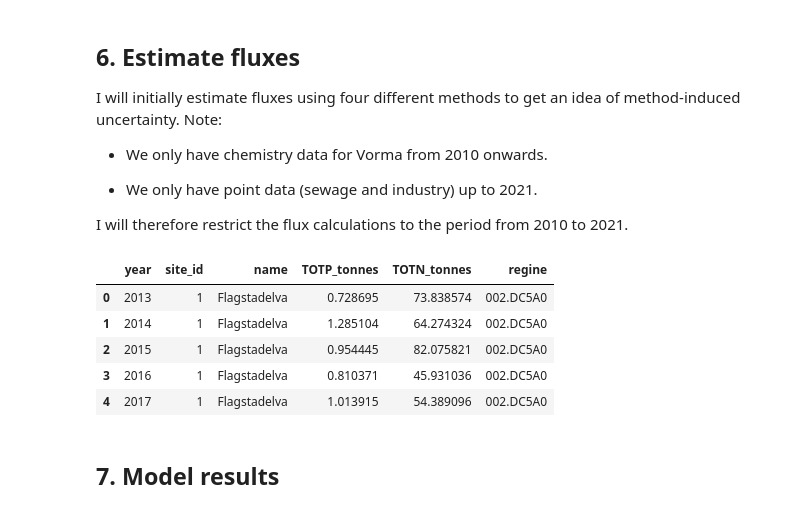
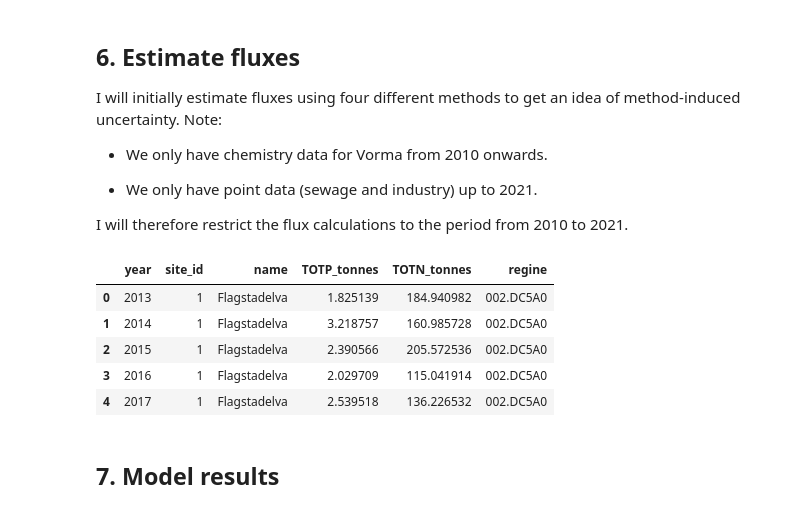
Before and after one commit to NIVANorge/teotil3, a Jupyter notebook: notebooks/development/T2-15e_mjosa.ipynb, the cells around one changed output. Cells and saved outputs as stored; diff of their text form; code cells hidden in the pictures.

```diff
--- a/notebooks/development/T2-15e_mjosa.ipynb
+++ b/notebooks/development/T2-15e_mjosa.ipynb
@@ -142,7 +142,7 @@ wc_gdf = nivapy.spatial.derive_watershed_boundaries(
     xcol="longitude",
     ycol="latitude",
     crs="epsg:4326",
-    min_size_km2=100,
+    min_size_km2=10,
     dem_res_m=40,
     buffer_km=None,
     temp_fold=None,
@@ -246,7 +246,7 @@ q_gdf = nivapy.spatial.derive_watershed_boundaries(
     xcol="longitude",
     ycol="latitude",
     crs="epsg:4326",
-    min_size_km2=100,
+    min_size_km2=10,
     dem_res_m=40,
     buffer_km=None,
     temp_fold=None,
@@ -339,45 +339,45 @@ for method in [
             site_q_df,
             site_wc_df,
             base_freq="D",
-            agg_freq="A",
+            agg_freq="YE",
             method=method,
             st_date=f"{st_yr}-01-01",
             end_date=f"{end_yr}-12-31",
             plot_fold=None,
         )
         flux_df["site_id"] = chem_id
         flux_df["name"] = name
         flux_df["method"] = method
 
         if method != "ospar_annual":
             del flux_df["flow_m3"]
             flux_df["year"] = flux_df.index.year
             flux_df.reset_index(inplace=True, drop=True)
         else:
             flux_df.reset_index(inplace=True)
 
         df_list.append(flux_df)
 
 flux_df = pd.concat(df_list, axis="rows")
 
 # Convert kgs to tonnes
 for col in ["TOTP_kg", "TOTN_kg"]:
     par = col.split("_")[0]
     flux_df[f"{par}_tonnes"] = flux_df[col] / 1000
     del flux_df[col]
 
 flux_df.drop(columns=["method"], inplace=True)
 
 flux_df = pd.merge(flux_df, stn_df[["site_id", "regine"]], how="left", on="site_id")
 
 flux_df.head()
 # %% [output]
 |  | year | site_id | name | TOTP_tonnes | TOTN_tonnes | regine |
-| 0 | 2013 | 1 | Flagstadelva | 0.728695 | 73.838574 | 002.DC5A0 |
-| 1 | 2014 | 1 | Flagstadelva | 1.285104 | 64.274324 | 002.DC5A0 |
-| 2 | 2015 | 1 | Flagstadelva | 0.954445 | 82.075821 | 002.DC5A0 |
-| 3 | 2016 | 1 | Flagstadelva | 0.810371 | 45.931036 | 002.DC5A0 |
-| 4 | 2017 | 1 | Flagstadelva | 1.013915 | 54.389096 | 002.DC5A0 |
+| 0 | 2013 | 1 | Flagstadelva | 1.825139 | 184.940982 | 002.DC5A0 |
+| 1 | 2014 | 1 | Flagstadelva | 3.218757 | 160.985728 | 002.DC5A0 |
+| 2 | 2015 | 1 | Flagstadelva | 2.390566 | 205.572536 | 002.DC5A0 |
+| 3 | 2016 | 1 | Flagstadelva | 2.029709 | 115.041914 | 002.DC5A0 |
+| 4 | 2017 | 1 | Flagstadelva | 2.539518 | 136.226532 | 002.DC5A0 |
 # %% [markdown]
 ## 7. Model results
 # %%
```
Also changed, not shown: parts of 9 cells of this notebook.
